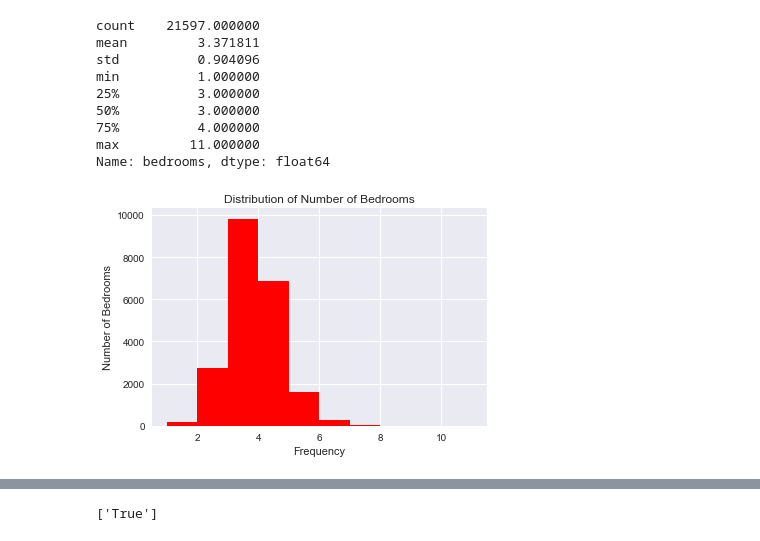
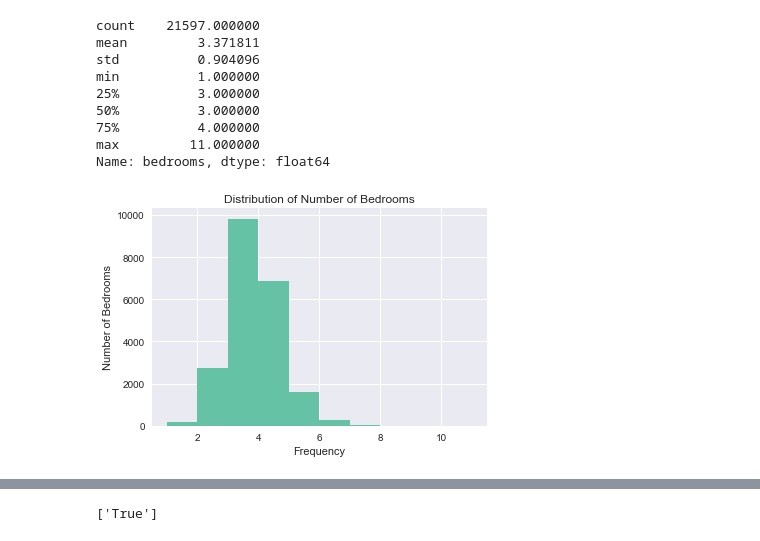
Before and after one commit to pawoody/dsc-1-final-project-online-ds-ft-031119, a Jupyter notebook: Untitled.ipynb, the cells around one changed output, grey strips where cells are left out. Drawn from its saved outputs; the diff is of its cells as text; code cells hidden in the pictures.

```diff
--- a/Untitled.ipynb
+++ b/Untitled.ipynb
@@ -321,10 +298,11 @@ min          1.000000
 max         11.000000
 Name: bedrooms, dtype: float64
 # %%
-df.bedrooms.hist(color='red')
+# Visualizing the distribution of Number of Bedrooms:
+df.bedrooms.hist(color='#66C2A5')
 plt.title("Distribution of Number of Bedrooms")
 plt.xlabel("Frequency")
 plt.ylabel("Number of Bedrooms")
 plt.show()
 # %% [output]
-[figure, old version]
+[figure, new version]
```
Also changed, not shown: parts of 172 cells of this notebook.
